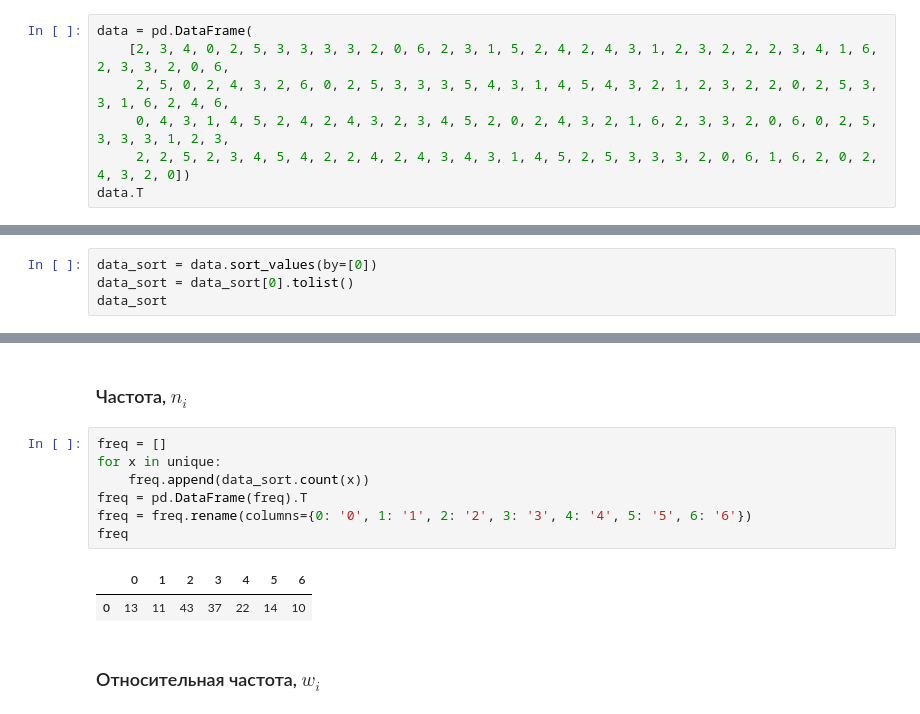
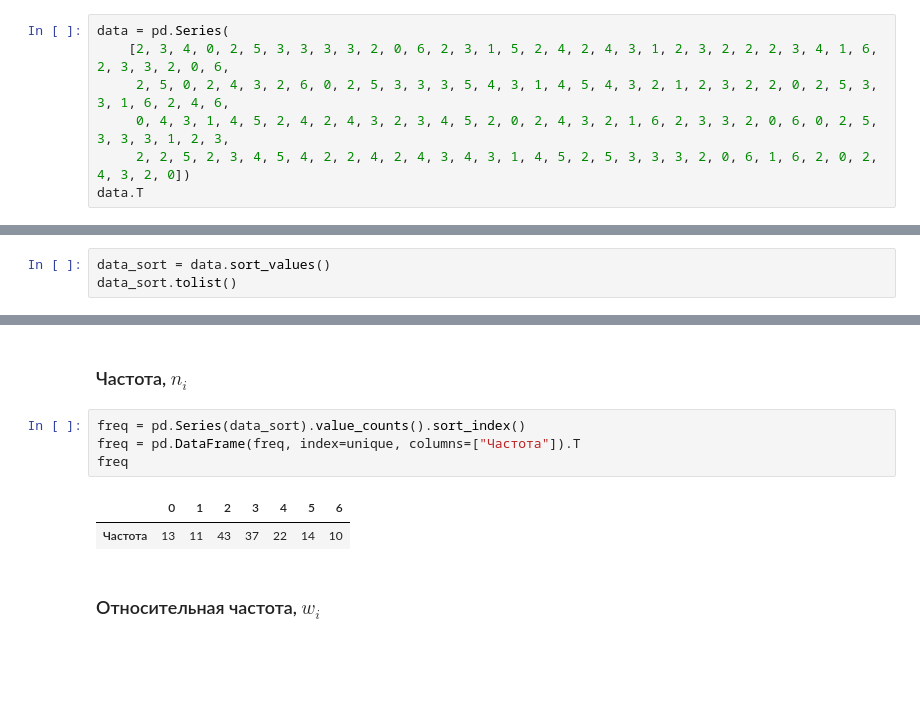
Before and after one commit to CosmDandy/Polytech-4-Sem-Statistics, a Jupyter notebook: Python/LB1/LB1_Test_2.ipynb, the cells around one changed output, grey strips where cells are left out. Drawn from its saved outputs; the diff is of its cells as text; blank space fills up the shorter version.

```diff
--- a/Python/LB1/LB1_Test_2.ipynb
+++ b/Python/LB1/LB1_Test_2.ipynb
@@ -36,7 +37,7 @@ print(f'Фамилия Имя: {lb_author}\nНомер лабораторной
 Номер задания лабораторной работы: 2
 Вариант лабораторной работы: 1
 # %%
-data = pd.DataFrame(
+data = pd.Series(
     [2, 3, 4, 0, 2, 5, 3, 3, 3, 3, 2, 0, 6, 2, 3, 1, 5, 2, 4, 2, 4, 3, 1, 2, 3, 2, 2, 2, 3, 4, 1, 6, 2, 3, 3, 2, 0, 6,
      2, 5, 0, 2, 4, 3, 2, 6, 0, 2, 5, 3, 3, 3, 5, 4, 3, 1, 4, 5, 4, 3, 2, 1, 2, 3, 2, 2, 0, 2, 5, 3, 3, 1, 6, 2, 4, 6,
      0, 4, 3, 1, 4, 5, 2, 4, 2, 4, 3, 2, 3, 4, 5, 2, 0, 2, 4, 3, 2, 1, 6, 2, 3, 3, 2, 0, 6, 0, 2, 5, 3, 3, 3, 1, 2, 3,
@@ -59,9 +69,8 @@ data_len
 # %% [markdown]
 ### Вариационный ряд
 # %%
-data_sort = data.sort_values(by=[0])
-data_sort = data_sort[0].tolist()
-data_sort
+data_sort = data.sort_values()
+data_sort.tolist()
 # %% [output]
 [0,
  0,
@@ -93,15 +101,12 @@ unique
 [0, 1, 2, 3, 4, 5, 6]
 # %% [markdown]
 ### Частота, $n_i$
-# %%
-freq = []
-for x in unique:
-    freq.append(data_sort.count(x))
-freq = pd.DataFrame(freq).T
-freq = freq.rename(columns={0: '0', 1: '1', 2: '2', 3: '3', 4: '4', 5: '5', 6: '6'})
-freq
-# %% [output]
-|  | 0 | 1 | 2 | 3 | 4 | 5 | 6 |
-| 0 | 13 | 11 | 43 | 37 | 22 | 14 | 10 |
+# %%
+freq = pd.Series(data_sort).value_counts().sort_index()
+freq = pd.DataFrame(freq, index=unique, columns=["Частота"]).T
+freq
+# %% [output]
+|  | 0 | 1 | 2 | 3 | 4 | 5 | 6 |
+| Частота | 13 | 11 | 43 | 37 | 22 | 14 | 10 |
 # %% [markdown]
 ### Относительная частота, $w_i$
```
Also changed, not shown: parts of 14 cells of this notebook, 2 other files.
